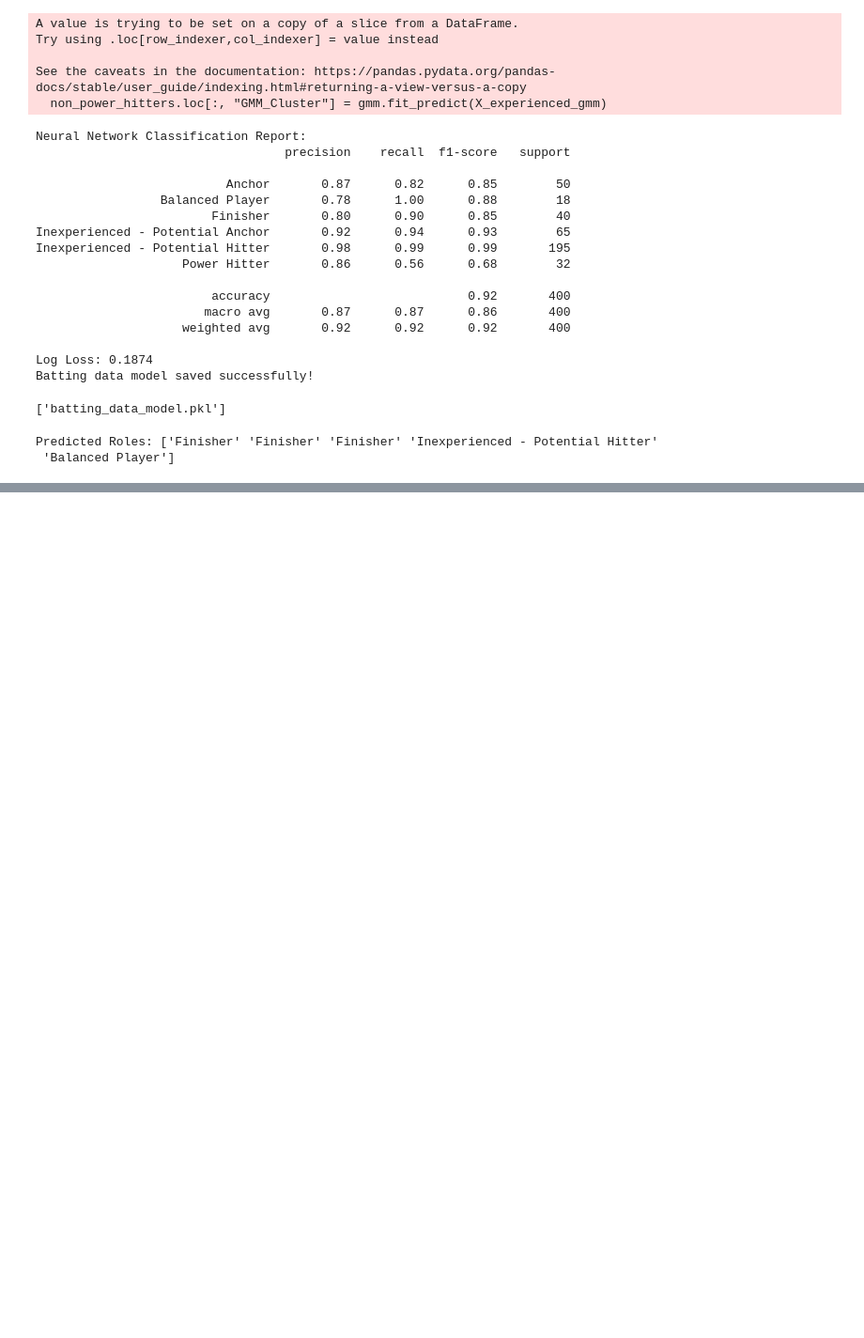
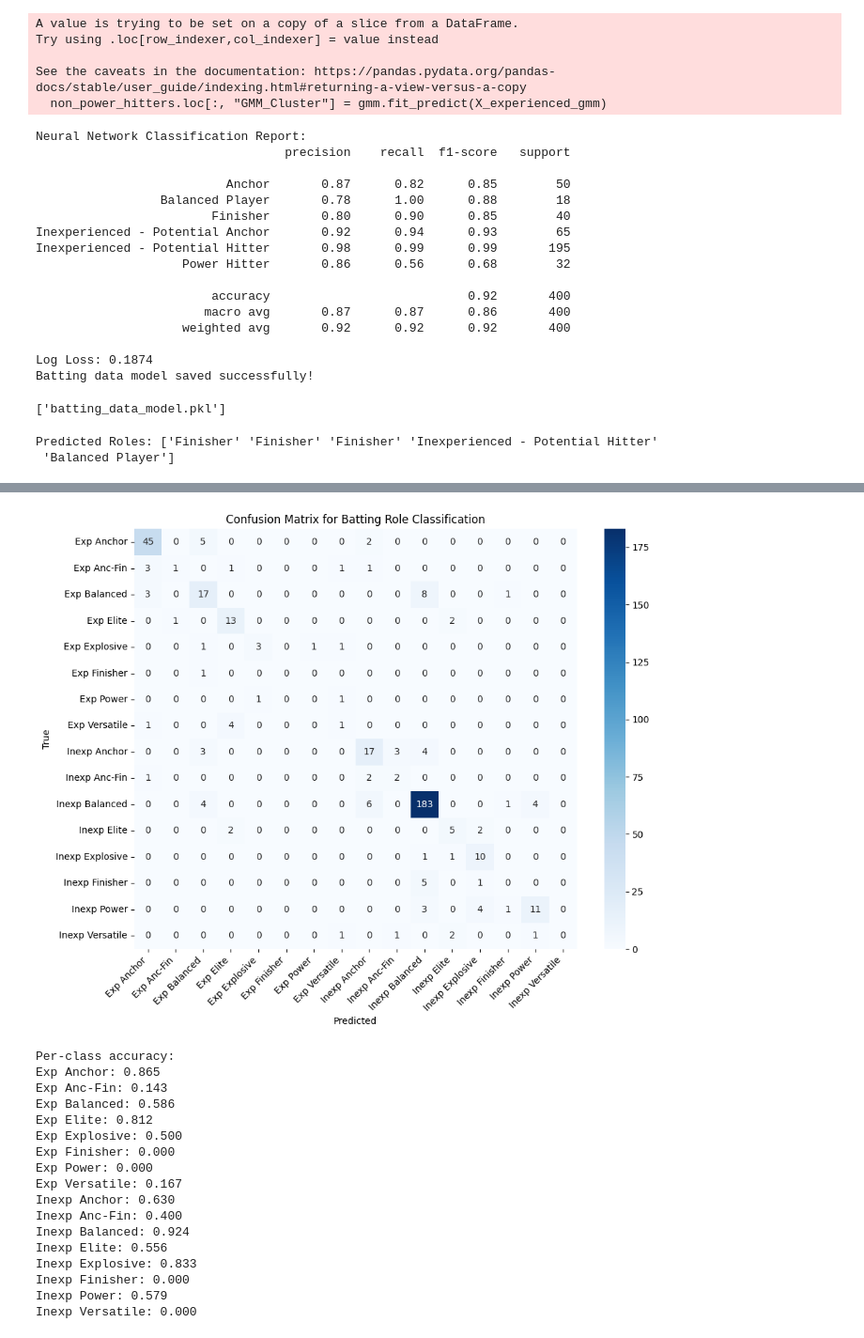
Before and after one commit to Pratyush038/Cricklytics, a Jupyter notebook: main.ipynb, the cells around one changed output, grey strips where cells are left out. Shown: that part at 94% size. Cells and saved outputs as stored; diff of their text form; code cells hidden in the pictures; blank space fills up the shorter version.

```diff
--- a/main.ipynb
+++ b/main.ipynb
@@ -683,0 +1914,76 @@ Predicted Roles: ['Finisher' 'Finisher' 'Finisher' 'Inexperienced - Potential Hi
+# %%
+# Generate and plot confusion matrix with abbreviated labels
+from sklearn.metrics import confusion_matrix, ConfusionMatrixDisplay
+import matplotlib.pyplot as plt
+import seaborn as sns
+import numpy as np
+
+# Generate confusion matrix
+cm = confusion_matrix(y_test, y_pred_nn)
+
+# Get unique classes
+classes = np.unique(y_test)
+
+# Create abbreviated labels for better display
+abbreviated_labels = {
+    "Experienced Elite Batter": "Exp Elite",
+    "Experienced Versatile Batter": "Exp Versatile",
+    "Experienced Anchor": "Exp Anchor",
+    "Experienced Power Hitter": "Exp Power",
+    "Experienced Finisher": "Exp Finisher",
+    "Experienced Explosive Finisher": "Exp Explosive",
+    "Experienced Anchor Finisher": "Exp Anc-Fin",
+    "Experienced Balanced Batter": "Exp Balanced",
+    "Inexperienced Elite Batter": "Inexp Elite",
+    "Inexperienced Versatile Batter": "Inexp Versatile",
+    "Inexperienced Anchor": "Inexp Anchor",
+    "Inexperienced Power Hitter": "Inexp Power",
+    "Inexperienced Finisher": "Inexp Finisher",
+    "Inexperienced Explosive Finisher": "Inexp Explosive",
+    "Inexperienced Anchor Finisher": "Inexp Anc-Fin",
+    "Inexperienced Balanced Batter": "Inexp Balanced"
+}
+
+# Map full names to abbreviations
+short_labels = [abbreviated_labels.get(label, label) for label in classes]
+
+plt.figure(figsize=(10, 8))
+sns.heatmap(cm,
+            annot=True,
+            fmt='d',
+            cmap='Blues',
+            xticklabels=short_labels,
+            yticklabels=short_labels)
+
+plt.xlabel('Predicted')
+plt.ylabel('True')
+plt.title('Confusion Matrix for Batting Role Classification')
+plt.xticks(rotation=45, ha='right')
+plt.yticks(rotation=0)
+plt.tight_layout()
+plt.show()
+
+# Calculate accuracy per class
+print("Per-class accuracy:")
+for i, class_name in enumerate(classes):
+    class_accuracy = cm[i, i] / cm[i, :].sum() if cm[i, :].sum() > 0 else 0
+    print(f"{abbreviated_labels.get(class_name, class_name)}: {class_accuracy:.3f}")
+# %% [output]
+[figure, added]
+Per-class accuracy:
+Exp Anchor: 0.865
+Exp Anc-Fin: 0.143
+Exp Balanced: 0.586
+Exp Elite: 0.812
+Exp Explosive: 0.500
+Exp Finisher: 0.000
+Exp Power: 0.000
+Exp Versatile: 0.167
+Inexp Anchor: 0.630
+Inexp Anc-Fin: 0.400
+Inexp Balanced: 0.924
+Inexp Elite: 0.556
+Inexp Explosive: 0.833
+Inexp Finisher: 0.000
+Inexp Power: 0.579
+Inexp Versatile: 0.000
```
Also changed, not shown: parts of 18 cells of this notebook, 10 other files.
